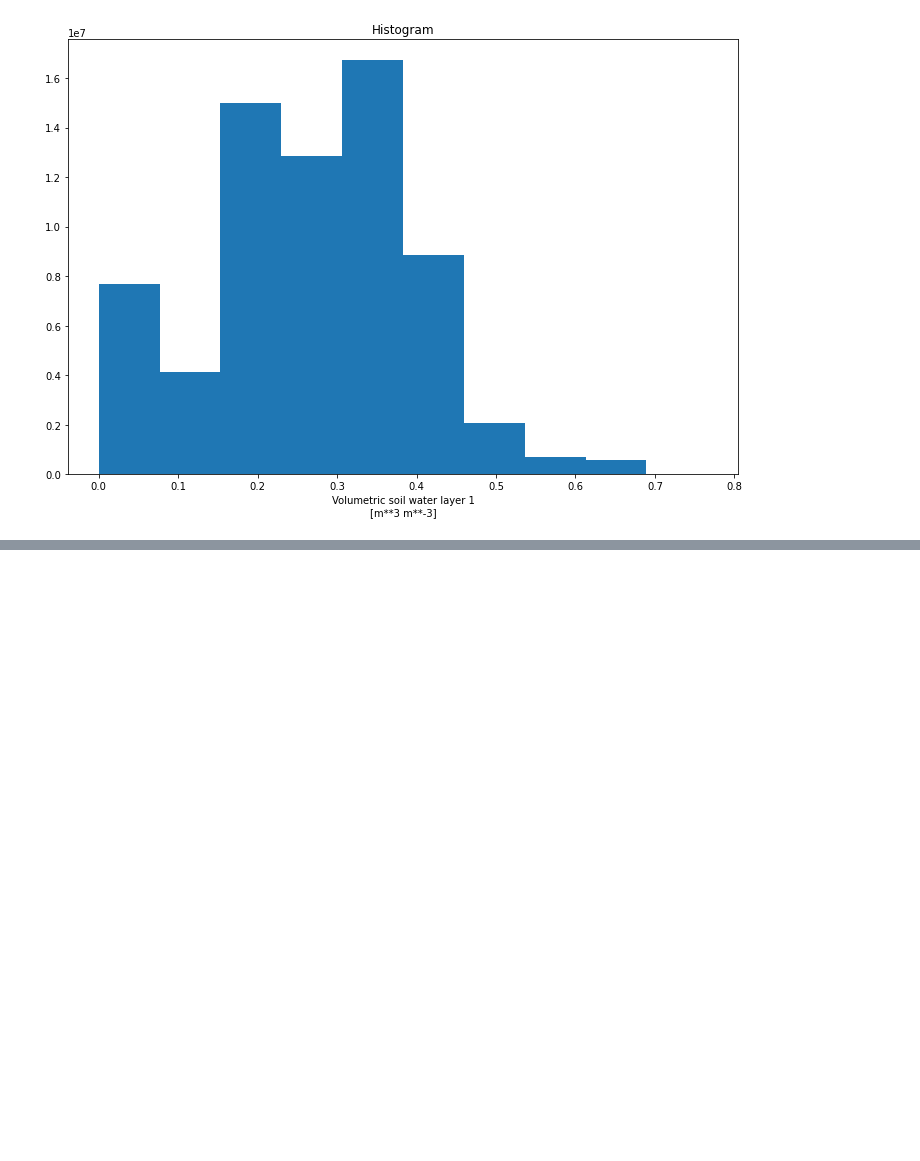
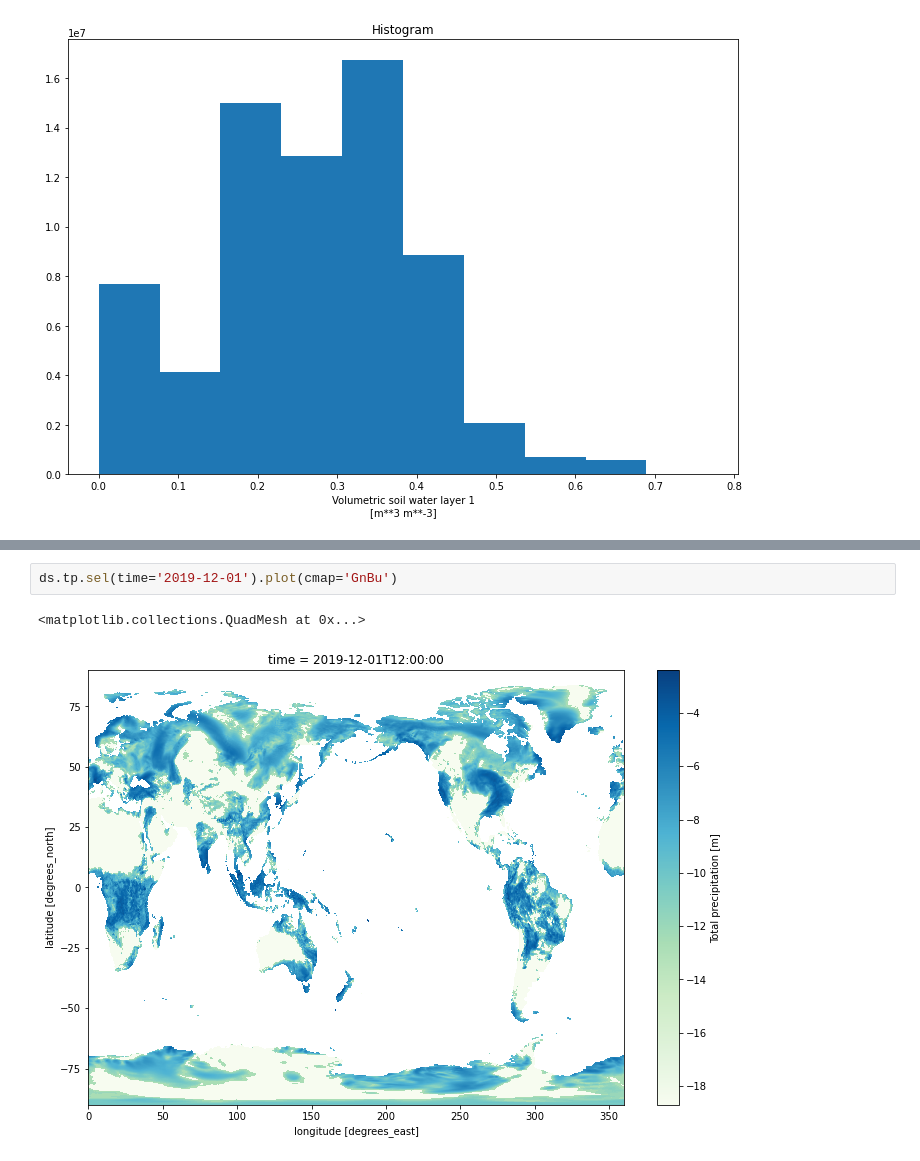
Before and after one commit to defsanmith/CDS, a Jupyter notebook: analyse.ipynb, the cells around one changed output, grey strips where cells are left out. Cells and saved outputs as stored; diff of their text form; blank space fills up the shorter version.

```diff
--- a/data.ipynb
+++ b/analyse.ipynb
@@ -261,0 +309,5 @@ ds.swvl1.plot()
+# %%
+ds.tp.sel(time='2019-12-01').plot(cmap='GnBu')
+# %% [output]
+<matplotlib.collections.QuadMesh at 0x...>
+[figure, added]
```
Also changed, not shown: parts of 12 cells of this notebook.
